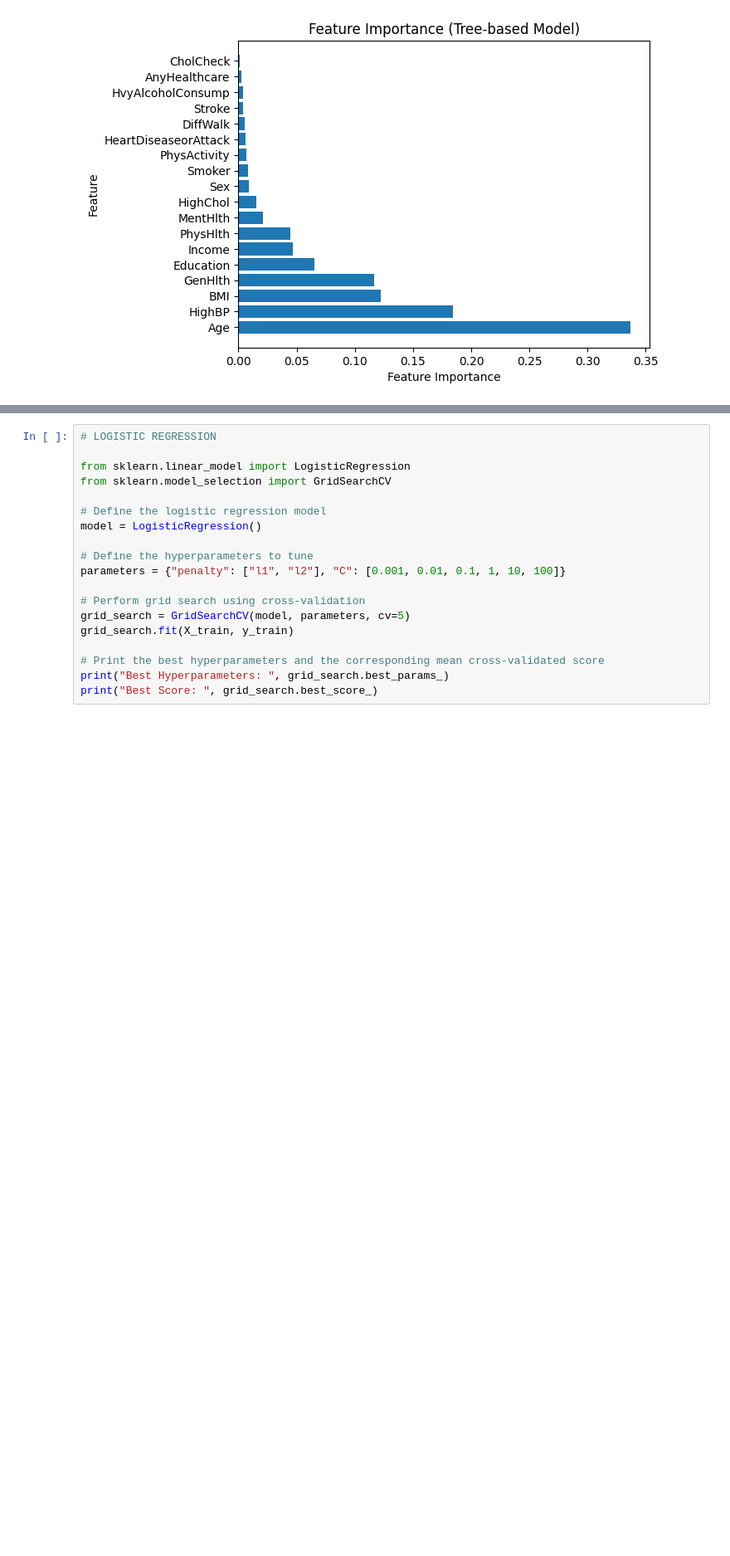
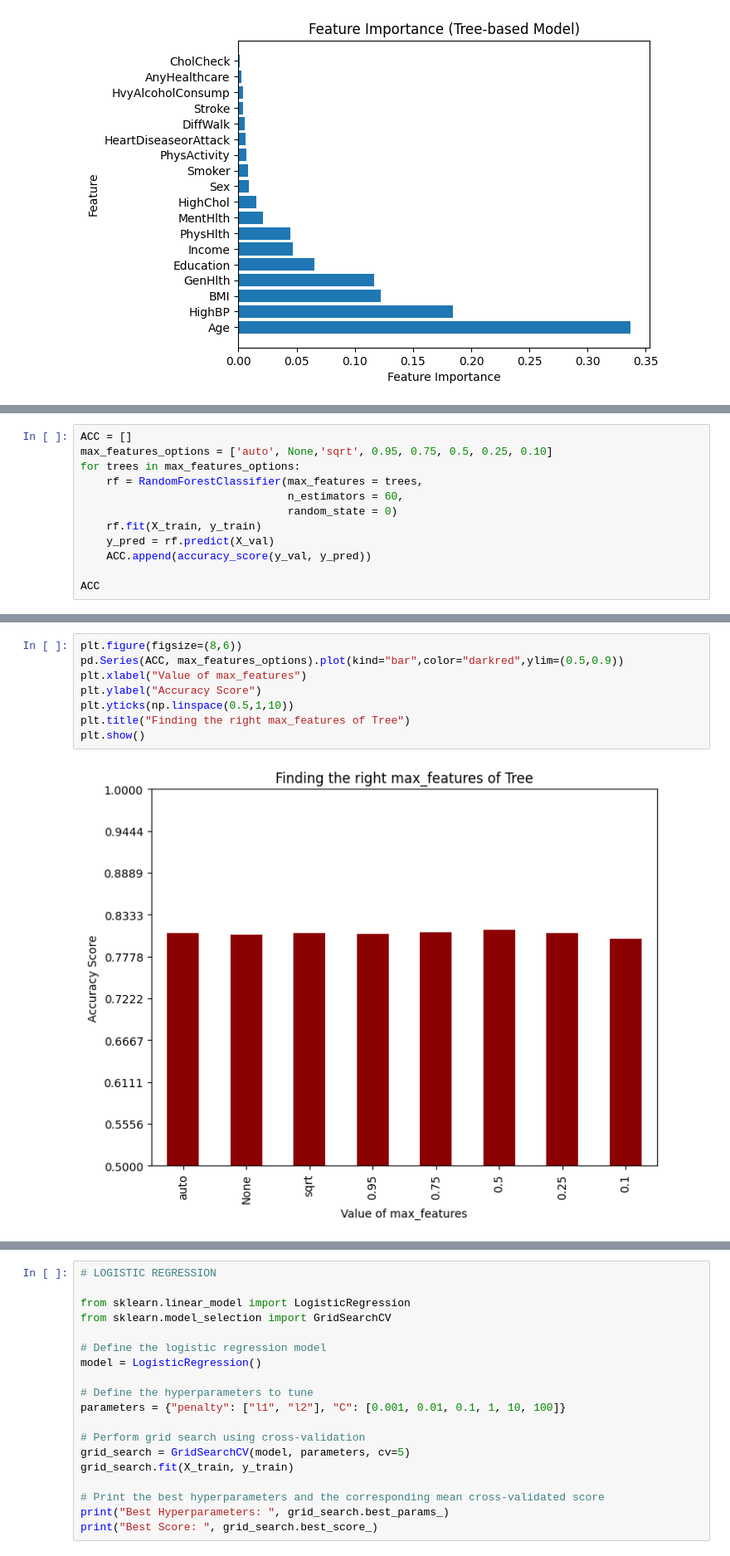
Before and after one commit to motagfr/Diabetes, a Jupyter notebook: DiabeteProject.ipynb, the cells around one changed output, grey strips where cells are left out. Shown at 83% size. Drawn from its saved outputs; the diff is of its cells as text; blank space fills up the shorter version.

```diff
--- a/DiabeteProject.ipynb
+++ b/DiabeteProject.ipynb
@@ -347,0 +469,12 @@ plt.show()
+# %%
+ACC = []
+max_features_options = ['auto', None,'sqrt', 0.95, 0.75, 0.5, 0.25, 0.10]
+for trees in max_features_options:
+    rf = RandomForestClassifier(max_features = trees,
+                                n_estimators = 60,
+                                random_state = 0)
+    rf.fit(X_train, y_train)
+    y_pred = rf.predict(X_val)
+    ACC.append(accuracy_score(y_val, y_pred))
+
+ACC
@@ -347,0 +490,10 @@ plt.show()
+# %%
+plt.figure(figsize=(8,6))
+pd.Series(ACC, max_features_options).plot(kind="bar",color="darkred",ylim=(0.5,0.9))
+plt.xlabel("Value of max_features")
+plt.ylabel("Accuracy Score")
+plt.yticks(np.linspace(0.5,1,10))
+plt.title("Finding the right max_features of Tree")
+plt.show()
+# %% [output]
+[figure, added]
```
Also changed, not shown: parts of 19 cells of this notebook.
